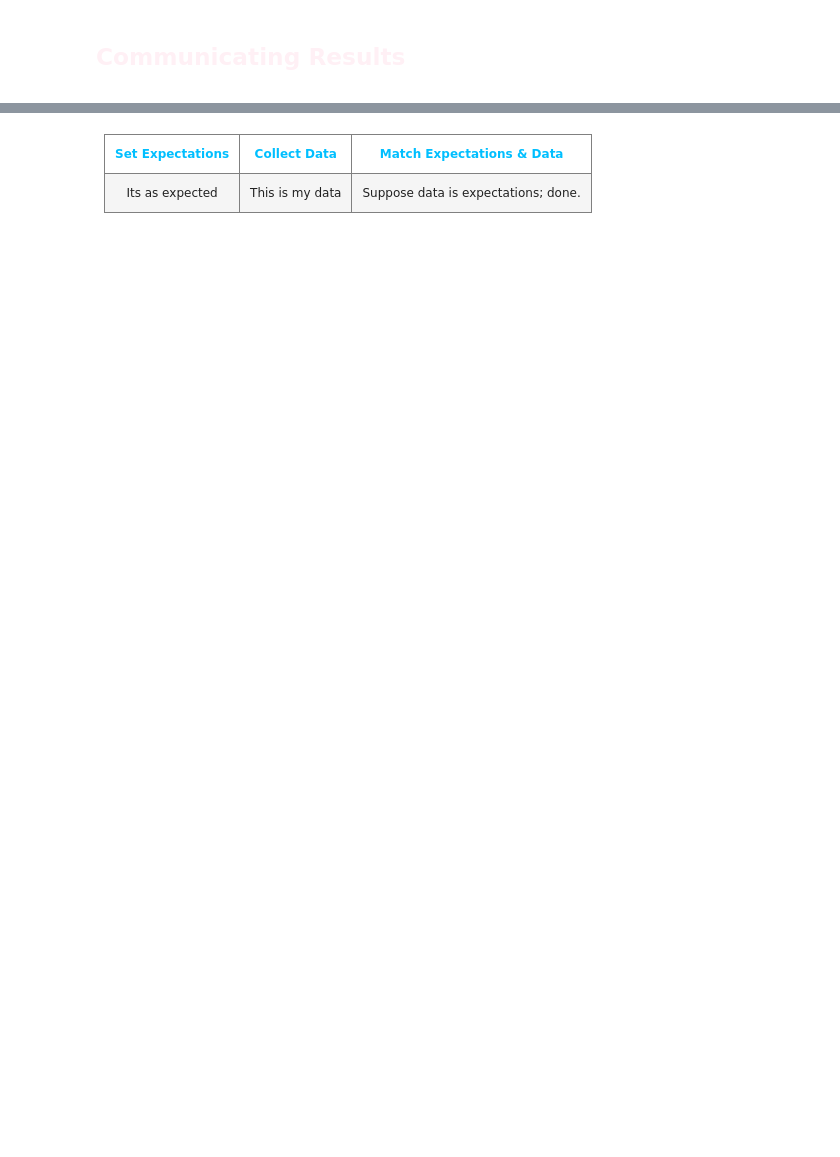
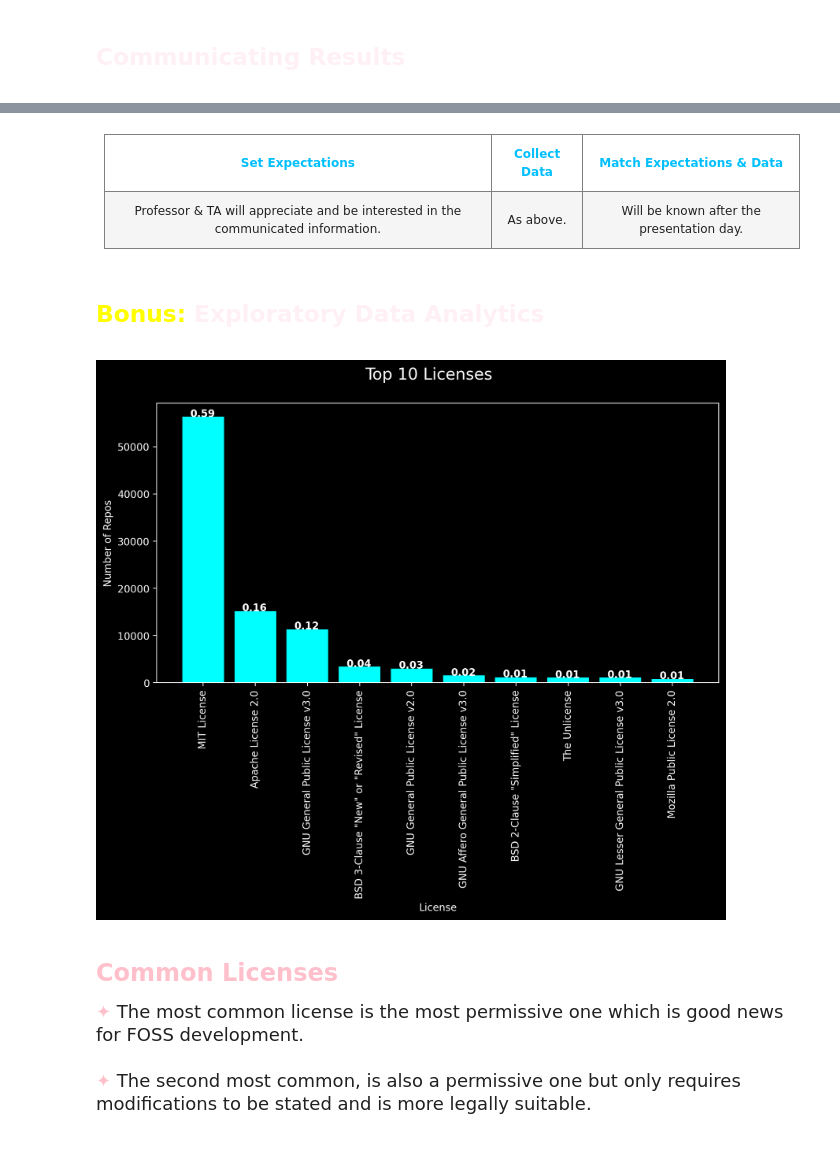
Before and after one commit to EssamWisam/Github-Metadata-Analytics, a Jupyter notebook: Questions/D - License Prevalence/LicensePrevalence.ipynb, the cells around one changed output, grey strips where cells are left out. Saved outputs shown, nothing was run; the diff lists cells and outputs as text; code cells hidden in the pictures; blank space fills up the shorter version.

```diff
--- a/Questions/D - License Prevalence/LicensePrevalence.ipynb
+++ b/Questions/D - License Prevalence/LicensePrevalence.ipynb
@@ -196,16 +278,32 @@
   <tbody>
     <tr>
       <td style="padding:10px; border:0.5px solid grey; text-align: center; width:33.33%;">
-      Its as expected
+      Professor & TA will appreciate and be interested in the communicated information.
       </td>
       <td style="padding:10px; border:0.5px solid grey; text-align: center; width:33.33%;">
-      This is my data
+      As above.
       </td>
       <td style="padding:10px; border:0.5px solid grey; text-align: center; width:33.33%;">
-      Suppose data is expectations; done.
+      Will be known after the presentation day.
       </td>
     </tr>
   </tbody>
 </table>
 
 </span>
+# %% [markdown]
+<span style="font-family:Avenir;">
+<font color="LavenderBlush"> <h2> <font color="Yellow">Bonus:</font> Exploratory Data Analytics</h2> </font>
+</span>
+# %%
+top_10_licenses(x_data_d)
+
+convey_insights([
+    "The most common license is the most permissive one which is good news for FOSS development.",
+    "The second most common, is also a permissive one but only requires modifications to be stated and is more legally suitable.",
+
+], "Common Licenses")
+# %% [output]
+[figure, added]
+<h3><font color="pink" size=5>Common Licenses</font></h3> <font size=4>
+<font color="pink">✦</font> The most common license is the most permissive one which is good news for FOSS development.<br><br><font color="pink">✦</font> The second most common, is also a permissive one but only requires modifications to be stated and is more legally suitable.<br><br></font>
```
Also changed, not shown: parts of 18 cells of this notebook, 5 other files.
